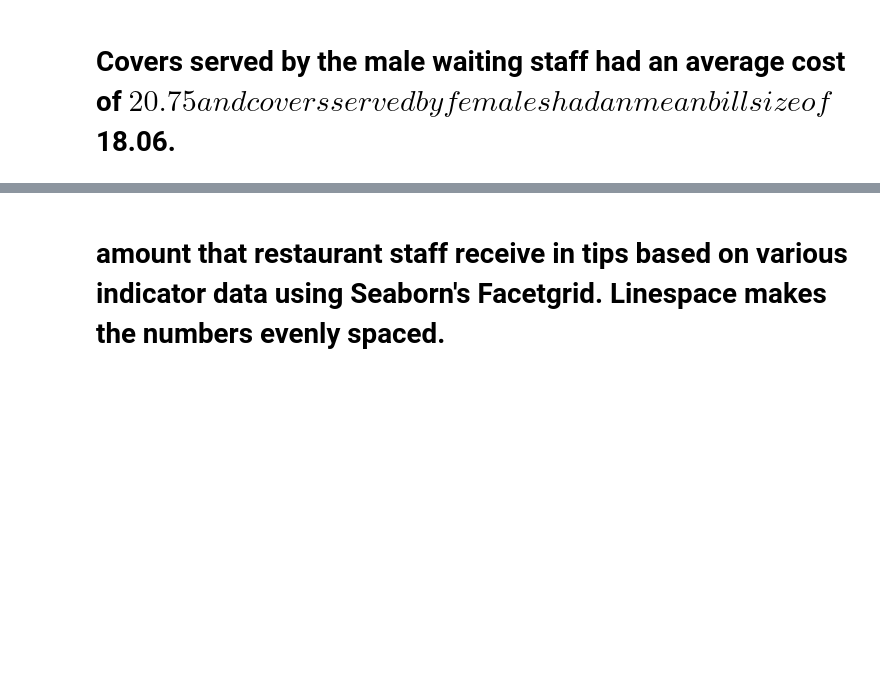
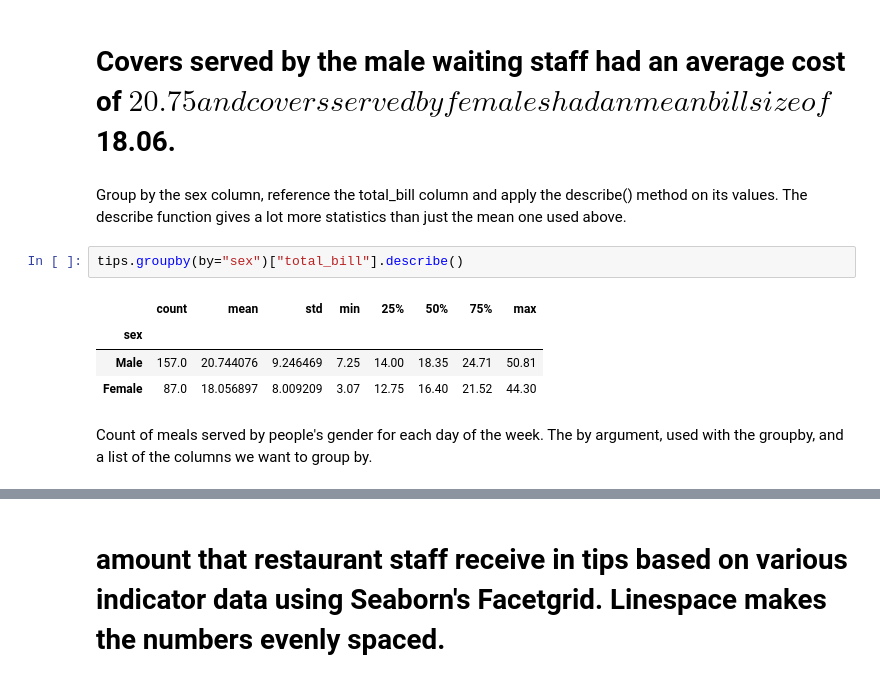
Before and after one commit to bexiturley/Fundamentals-of-Data-Analysis-Assessment-2019, a Jupyter notebook: Tips.ipynb, the cells around one changed output, grey strips where cells are left out. Saved outputs shown, nothing was run; the diff lists cells and outputs as text; blank space fills up the shorter version.

Commit message:
Added to statistics, ongoing

```diff
--- a/Tips.ipynb
+++ b/Tips.ipynb
@@ -87,3 +87,14 @@ Female    18.056897
 Name: total_bill, dtype: float64
 # %% [markdown]
 # Covers served by the male waiting staff had an average cost of $20.75 and covers served by females had an mean bill size of $18.06.
+# %% [markdown]
+Group by the sex column, reference the total_bill column and apply the describe() method on its values.  The describe function gives a lot more statistics than just the mean one used above.
+# %%
+tips.groupby(by="sex")["total_bill"].describe()
+# %% [output]
+|  | count | mean | std | min | 25% | 50% | 75% | max |
+| sex |  |  |  |  |  |  |  |  |
+| Male | 157.0 | 20.744076 | 9.246469 | 7.25 | 14.00 | 18.35 | 24.71 | 50.81 |
+| Female | 87.0 | 18.056897 | 8.009209 | 3.07 | 12.75 | 16.40 | 21.52 | 44.30 |
+# %% [markdown]
+Count of meals served by people's gender for each day of the week.  The by argument, used with the groupby, and a list of the columns we want to group by.
```
Also changed, not shown: parts of 7 cells of this notebook.
